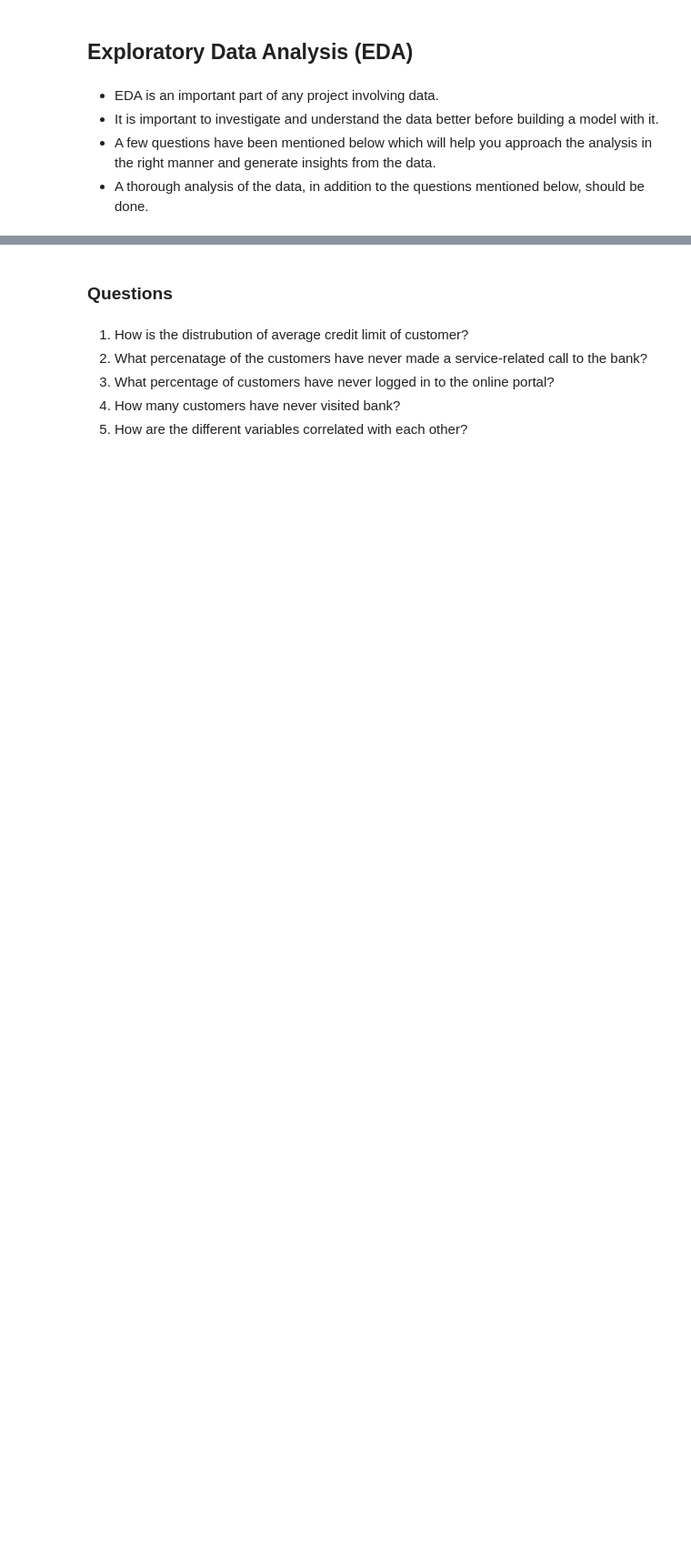
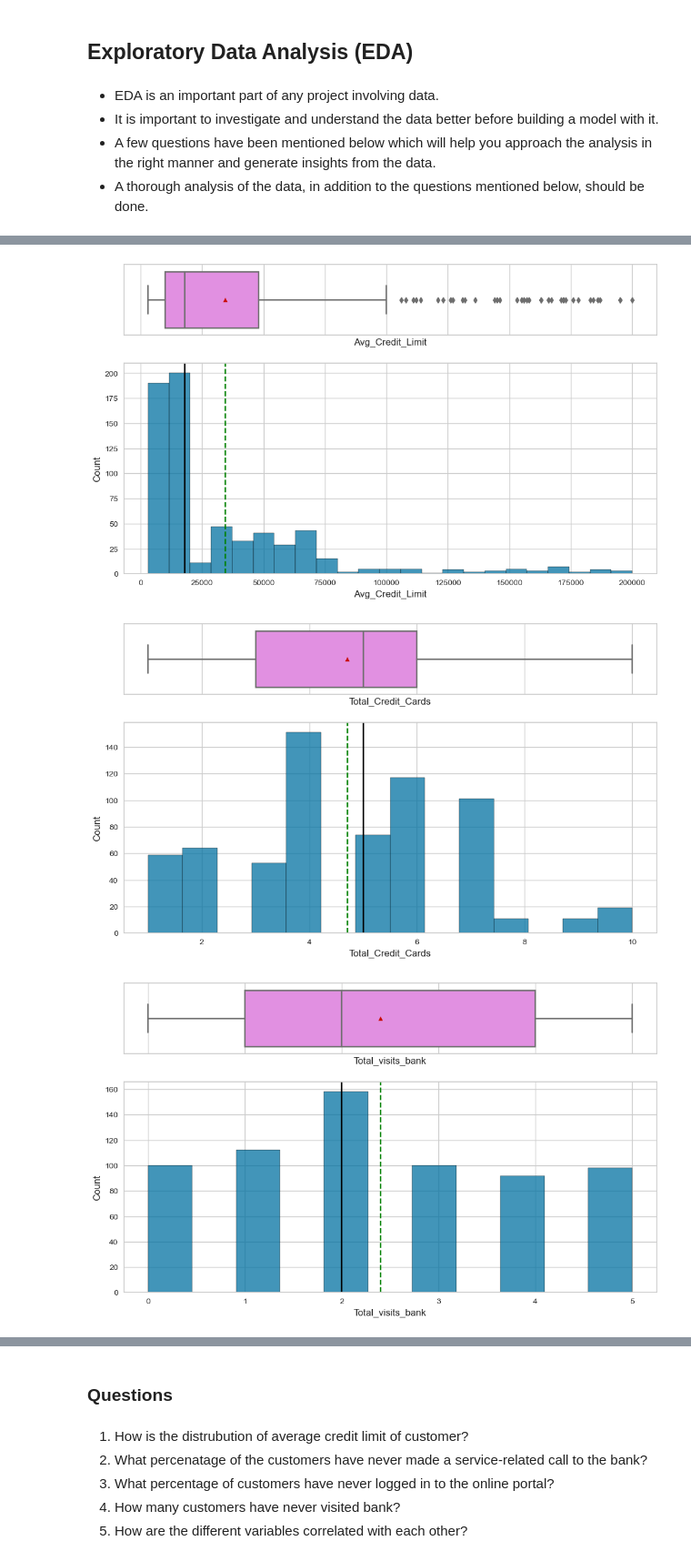
Before and after one commit to Drew75austin/Bank_Customer_Segmentation, a Jupyter notebook: Full_Code_AIML_USL_Project_CreditCardCustomerSegmentation.ipynb, the cells around one changed output, grey strips where cells are left out. Shown at 91% size. Cells and saved outputs as stored; diff of their text form; code cells hidden in the pictures; blank space fills up the shorter version.

```diff
--- a/Full_Code_AIML_USL_Project_CreditCardCustomerSegmentation.ipynb
+++ b/Full_Code_AIML_USL_Project_CreditCardCustomerSegmentation.ipynb
@@ -135,0 +290,7 @@ mainDf.describe(include="all").T### Summary of the dataset.
+# %%
+for col in mainDf.columns.tolist()[2:]:
+    histogram_boxplot(data, col)
+# %% [output]
+[figure, added]
+[figure, added]
+[figure, added]
```
Also changed, not shown: parts of 58 cells of this notebook.
